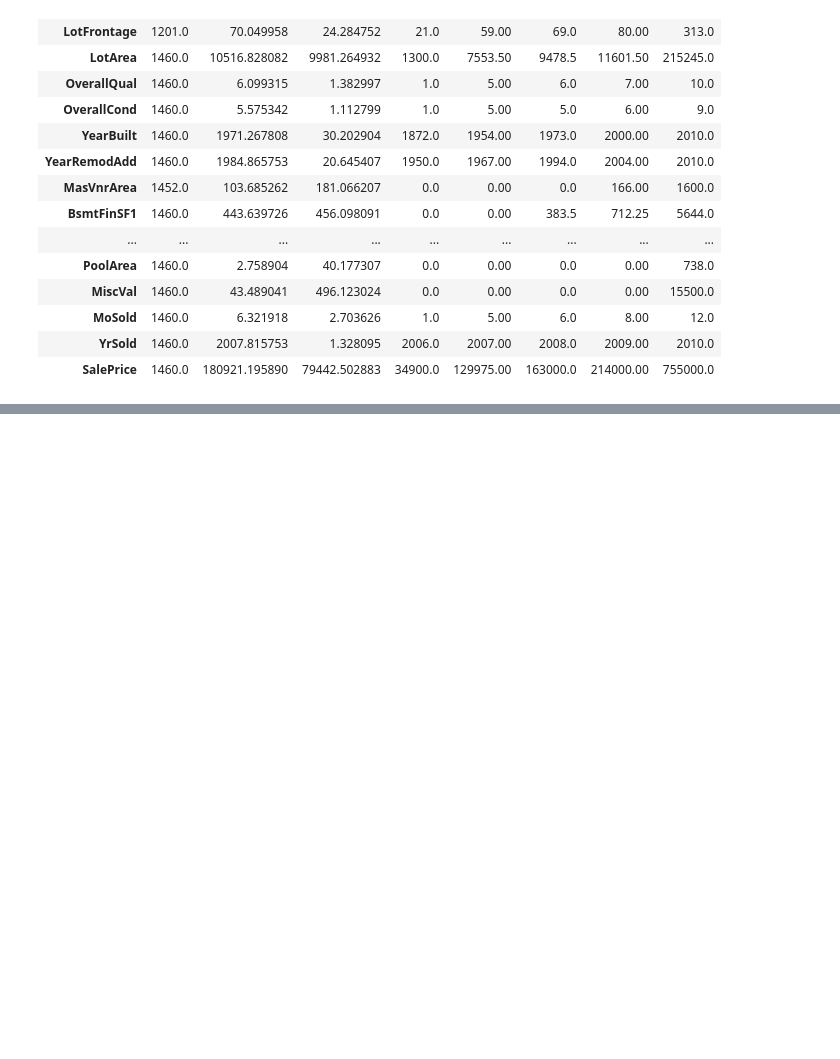
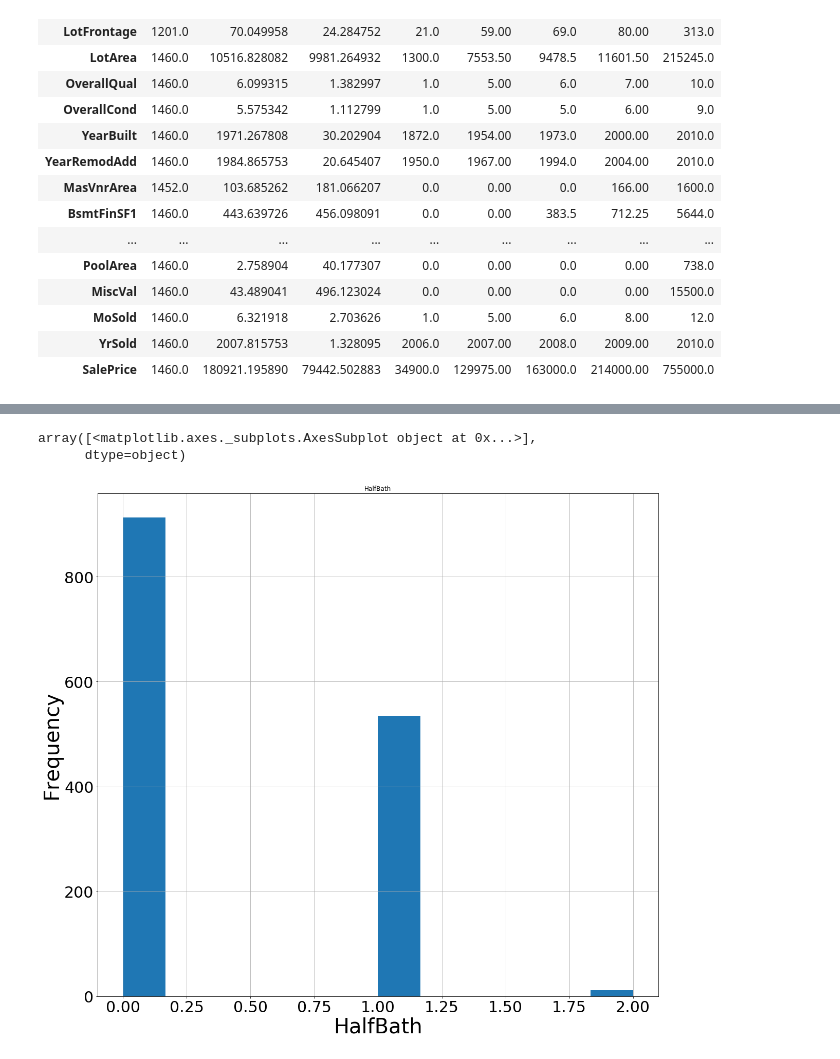
Before and after one commit to bmarotical/capstoneTeam6, a Jupyter notebook: HouseRegressions_Basil.ipynb, the cells around one changed output, grey strips where cells are left out. Cells and saved outputs as stored; diff of their text form; code cells hidden in the pictures; blank space fills up the shorter version.

```diff
--- a/HouseRegressions_Basil.ipynb
+++ b/HouseRegressions_Basil.ipynb
@@ -92,0 +301,13 @@ df[df.YearBuilt==1872]
+# %%
+freq1, bin_edges1=np.histogram(df3.HalfBath, bins='fd')
+
+plt.figure(figsize=(45,18))
+ax1 = plt.subplot(1,2,1)
+ax1.set_title('HalfBath',fontsize=45)
+ax1.set_xlabel('HalfBath',fontsize=40)
+ax1.set_ylabel('Frequency',fontsize=40)
+train[['HalfBath']].hist(bins=bin_edges1,ax = ax1, xlabelsize=30, ylabelsize=30)
+# %% [output]
+array([<matplotlib.axes._subplots.AxesSubplot object at 0x...>],
+      dtype=object)
+[figure, added]
```
Also changed, not shown: parts of 27 cells of this notebook.
